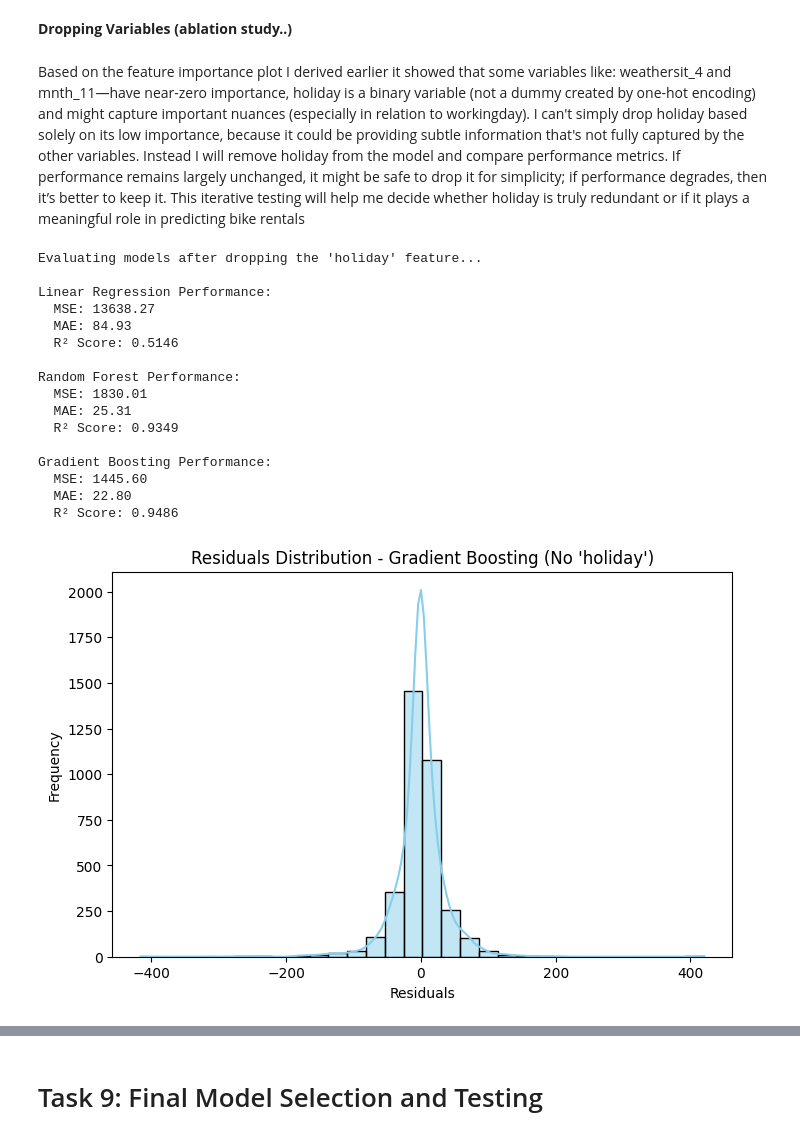
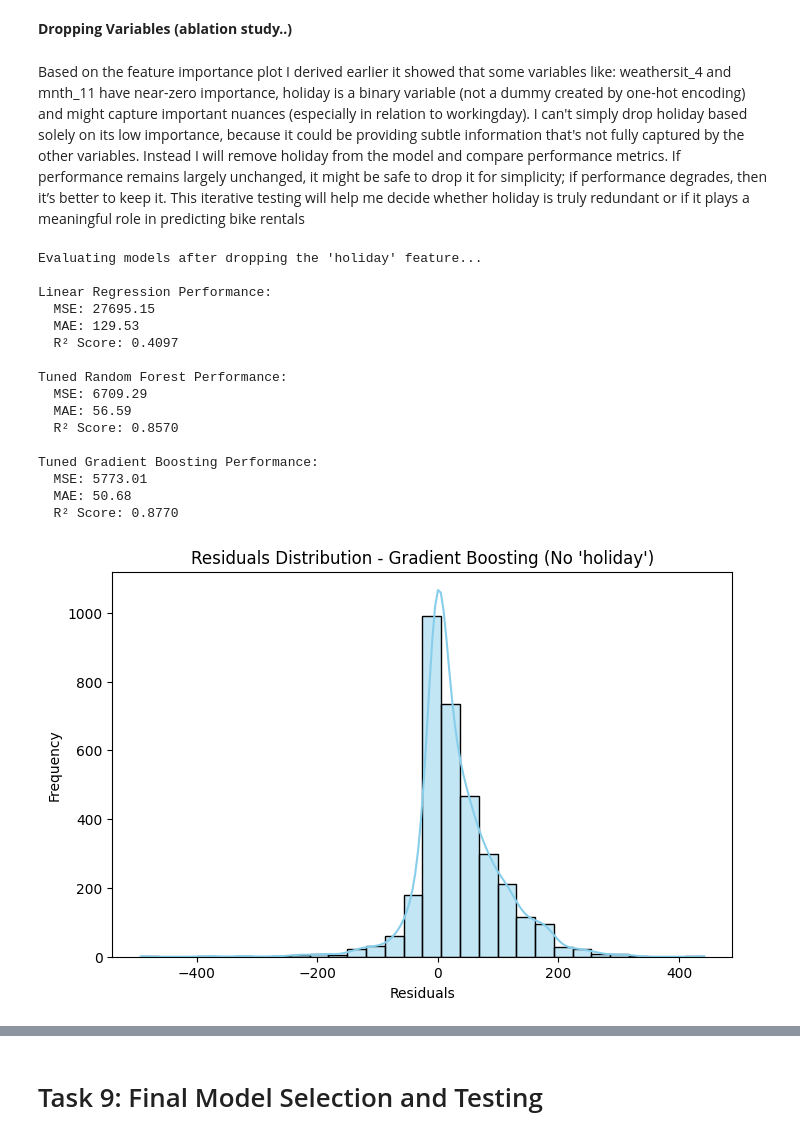
Before and after one commit to lucaskvz/AI-MACHINE-LEARNING-FOUNDATIONS, a Jupyter notebook: assignment_2_Lucas_Van_Zyl.ipynb, the cells around one changed output, grey strips where cells are left out. Saved outputs shown, nothing was run; the diff lists cells and outputs as text; code cells hidden in the pictures.

```diff
--- a/assignment_2_Lucas_Van_Zyl.ipynb
+++ b/assignment_2_Lucas_Van_Zyl.ipynb
@@ -212,8 +211,6 @@ df.drop(columns=['atemp'], inplace = True)
 # %%
 df.drop(columns=['instant'], inplace=True) # as its just a row index with no predictive power
 
-df.drop(columns=['dteday'], inplace=True) # is the data column we already have yr, mnth, weekday, and hr which extract date info
-
 df.drop(columns=['casual', 'registered'], inplace=True) # data leakage
 # %% [markdown]
 **Further reasoning:**
@@ -732,34 +784,3 @@ plt.show()
 **1. Random Forest Regressor Hyperparameter Tuning**
 
 In this task, I will first train a Random Forest Regressor using its default parameters to establish a baseline performance. I will evaluate its performance using Mean Squared Error (MSE), Mean Absolute Error (MAE), and R² Score to assess its accuracy. Then, I'll use RandomizedSearchCV with 5-fold cross-validation to tune key hyperparameters, such as the number of trees (n_estimators), maximum depth of trees (max_depth), minimum samples required to split a node (min_samples_split), and minimum samples required in leaf nodes (min_samples_leaf). After tuning, I'll evaluate the updated model and compare its performance with the baseline model. I'll also analyze the updated model by plotting the feature importance to identify which features have become more influential and by reviewing the residuals distribution to check for any improvements or issues with the model's predictions.
-# %%
-# Hyperparameter tuning for Random Forest
-param_grid_rf = {
-    'n_estimators': [100, 200, 300, 400, 500],
-    'max_depth': [None, 10, 20, 30, 40, 50],
-    'min_samples_split': [2, 5, 10, 20],
-    'min_samples_leaf': [1, 2, 4, 8]
-}
-
-# Set up RandomizedSearchCV
-rf_model = RandomForestRegressor(random_state=42)
-random_search_rf = RandomizedSearchCV(rf_model, param_grid_rf, n_iter=100, cv=5, n_jobs=-1, random_state=42)
-random_search_rf.fit(X_train, y_train)
-
-# Best hyperparameters and model evaluation
-best_rf_model = random_search_rf.best_estimator_
-y_pred_rf = best_rf_model.predict(X_val)
-
-# Evaluate the model
-mse_rf = mean_squared_error(y_val, y_pred_rf)
-mae_rf = mean_absolute_error(y_val, y_pred_rf)
-r2_rf = r2_score(y_val, y_pred_rf)
-
-# Feature importances
-feature_importance_rf = best_rf_model.feature_importances_
-
-# Print results
-print("Best Parameters for Random Forest Regressor:", random_search_rf.best_params_)
-print(f"Random Forest - MSE: {mse_rf:.2f}")
-print(f"Random Forest - MAE: {mae_rf:.2f}")
-print(f"Random Forest - R² Score: {r2_rf:.4f}")
@@ -837,7 +968,7 @@ In my iterative process, I explored the possibility of adding more interaction t
 # %% [markdown]
 **Dropping Variables (ablation study..)**
 # %% [markdown]
-Based on the feature importance plot I derived earlier it showed that some variables like: weathersit_4 and mnth_11—have near-zero importance, holiday is a binary variable (not a dummy created by one-hot encoding) and might capture important nuances (especially in relation to workingday). I can't simply drop holiday based solely on its low importance, because it could be providing subtle information that's not fully captured by the other variables. Instead I will remove holiday from the model and compare performance metrics. If performance remains largely unchanged, it might be safe to drop it for simplicity; if performance degrades, then it’s better to keep it. This iterative testing will help me decide whether holiday is truly redundant or if it plays a meaningful role in predicting bike rentals
+Based on the feature importance plot I derived earlier it showed that some variables like: weathersit_4 and mnth_11 have near-zero importance, holiday is a binary variable (not a dummy created by one-hot encoding) and might capture important nuances (especially in relation to workingday). I can't simply drop holiday based solely on its low importance, because it could be providing subtle information that's not fully captured by the other variables. Instead I will remove holiday from the model and compare performance metrics. If performance remains largely unchanged, it might be safe to drop it for simplicity; if performance degrades, then it’s better to keep it. This iterative testing will help me decide whether holiday is truly redundant or if it plays a meaningful role in predicting bike rentals
 # %%
 # Creating the new feature sets by dropping the 'holiday' column
 X_train_new = X_train.drop(columns=['holiday'], errors='ignore')
@@ -856,48 +987,48 @@ def evaluate_model(model, X_tr, y_tr, X_val, y_val, model_name="Model"):
     print(f"  MAE: {mae:.2f}")
     print(f"  R² Score: {r2:.4f}\n")
     return y_pred, mse, mae, r2
 
 print("Evaluating models after dropping the 'holiday' feature...\n")
 
 # 1. Linear Regression
 lr_model = LinearRegression()
 y_pred_lr, mse_lr, mae_lr, r2_lr = evaluate_model(lr_model, X_train_new, y_train, X_val_new, y_val, "Linear Regression")
 
-# 2. Random Forest Regressor
-rf_model = RandomForestRegressor(random_state=42, n_estimators=400, max_depth=40, min_samples_split=2, min_samples_leaf=1)
-y_pred_rf, mse_rf, mae_rf, r2_rf = evaluate_model(rf_model, X_train_new, y_train, X_val_new, y_val, "Random Forest")
+# 2. Tuned Random Forest
+rf_model = random_search_rf_reg.best_estimator_
+y_pred_rf, mse_rf, mae_rf, r2_rf = evaluate_model(rf_model, X_train_new, y_train, X_val_new, y_val, "Tuned Random Forest")
 
-# 3. Gradient Boosting Regressor
-gb_model = GradientBoostingRegressor(random_state=42, n_estimators=414, max_depth=9, learning_rate=0.0566, subsample=0.5)
-y_pred_gb, mse_gb, mae_gb, r2_gb = evaluate_model(gb_model, X_train_new, y_train, X_val_new, y_val, "Gradient Boosting")
+# 3. Tuned Gradient Boosting
+gb_model = bayes_search_gb.best_estimator_
+y_pred_gb, mse_gb, mae_gb, r2_gb = evaluate_model(gb_model, X_train_new, y_train, X_val_new, y_val, "Tuned Gradient Boosting")
 
 # Define a function to plot residuals
 def plot_residuals(y_true, y_pred, title):
     residuals = y_true - y_pred
     plt.figure(figsize=(8, 5))
     sns.histplot(residuals, bins=30, kde=True, color='skyblue')
     plt.title(title)
     plt.xlabel("Residuals")
     plt.ylabel("Frequency")
     plt.show()
 
 # Plot residuals for one of the models -> Gradient Boosting
 plot_residuals(y_val, y_pred_gb, "Residuals Distribution - Gradient Boosting (No 'holiday')")
 # %% [output]
 Evaluating models after dropping the 'holiday' feature...
 
 Linear Regression Performance:
-  MSE: 13638.27
-  MAE: 84.93
-  R² Score: 0.5146
+  MSE: 27695.15
+  MAE: 129.53
+  R² Score: 0.4097
 
-Random Forest Performance:
-  MSE: 1830.01
-  MAE: 25.31
-  R² Score: 0.9349
+Tuned Random Forest Performance:
+  MSE: 6709.29
+  MAE: 56.59
+  R² Score: 0.8570
 
-Gradient Boosting Performance:
-  MSE: 1445.60
-  MAE: 22.80
-  R² Score: 0.9486
+Tuned Gradient Boosting Performance:
+  MSE: 5773.01
+  MAE: 50.68
+  R² Score: 0.8770
-[figure, old version]
+[figure, new version]
```
Also changed, not shown: parts of 63 cells of this notebook.
